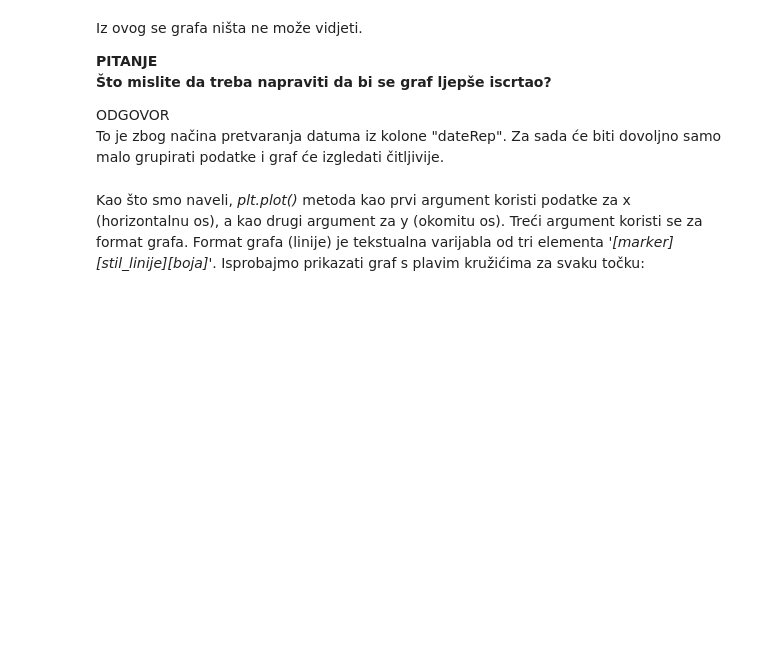
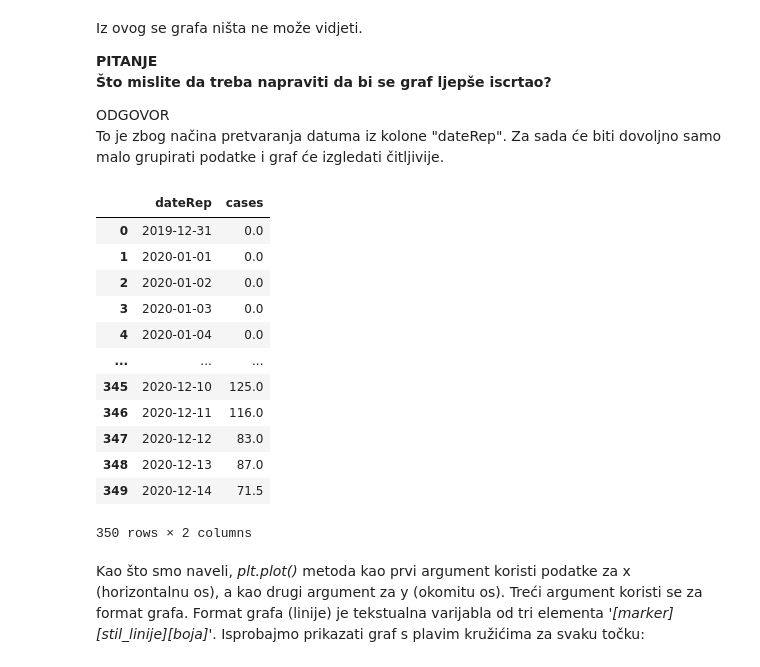
Before and after one commit to py-dev-algebra/py-jupyter-nb, a Jupyter notebook: 03 - Matplotlib/Matplotlib vizualizacija podataka.ipynb, the cells around one changed output. Drawn from its saved outputs; the diff is of its cells as text; code cells hidden in the pictures; blank space fills up the shorter version.

```diff
--- a/03 - Matplotlib/Matplotlib vizualizacija podataka.ipynb
+++ b/03 - Matplotlib/Matplotlib vizualizacija podataka.ipynb
@@ -32,6 +62,22 @@ Iz ovog se grafa ništa ne može vidjeti.
 
 ODGOVOR<br>
 To je zbog načina pretvaranja datuma iz kolone "dateRep". Za sada će biti dovoljno samo malo grupirati podatke i graf će izgledati čitljivije.
+# %%
+cases_plot = casedistribution_df[['dateRep', 'cases']].groupby('dateRep', as_index=False).median()
+# %% [output]
+|  | dateRep | cases |
+| 0 | 2019-12-31 | 0.0 |
+| 1 | 2020-01-01 | 0.0 |
+| 2 | 2020-01-02 | 0.0 |
+| 3 | 2020-01-03 | 0.0 |
+| 4 | 2020-01-04 | 0.0 |
+| ... | ... | ... |
+| 345 | 2020-12-10 | 125.0 |
+| 346 | 2020-12-11 | 116.0 |
+| 347 | 2020-12-12 | 83.0 |
+| 348 | 2020-12-13 | 87.0 |
+| 349 | 2020-12-14 | 71.5 |
+350 rows × 2 columns
 # %% [markdown]
 Kao što smo naveli, *plt.plot()* metoda kao prvi argument koristi podatke za x (horizontalnu os), a kao drugi argument za y (okomitu os). Treći argument koristi se za format grafa. Format grafa (linije) je tekstualna varijabla od tri elementa *'\[marker\]\[stil_linije\]\[boja\]'*. Isprobajmo prikazati graf s plavim kružićima za svaku točku:
 # %% [markdown]
```
Also changed, not shown: parts of 5 cells of this notebook.
